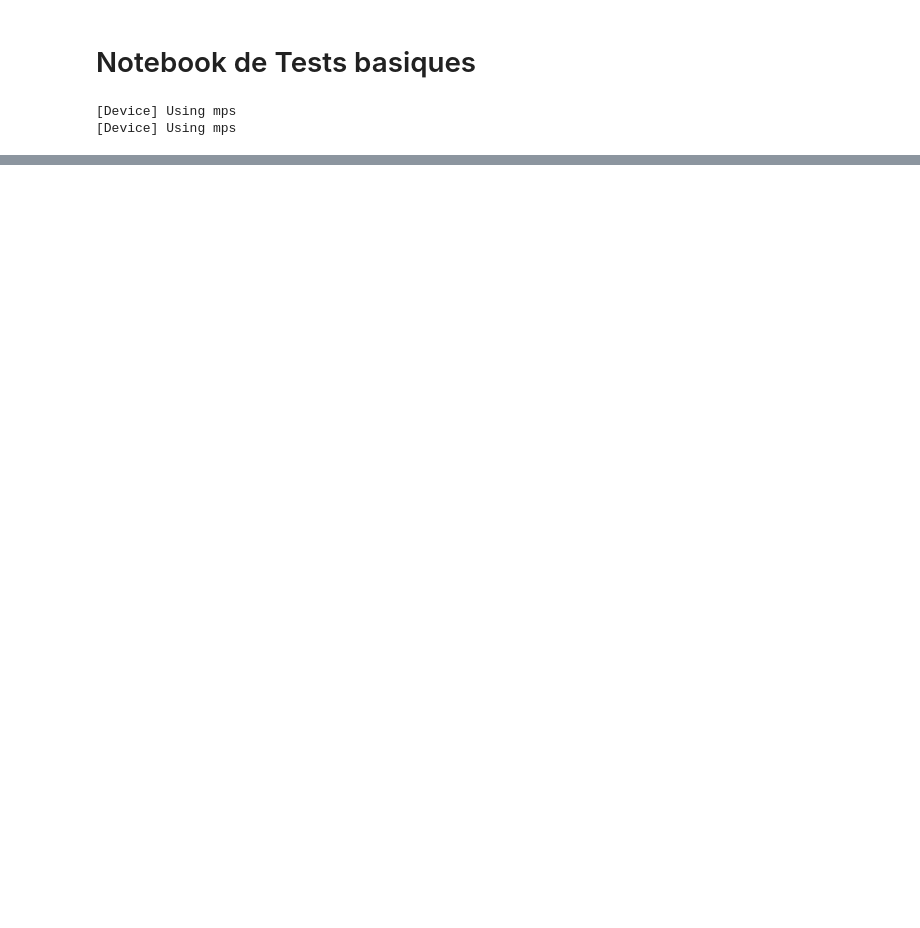
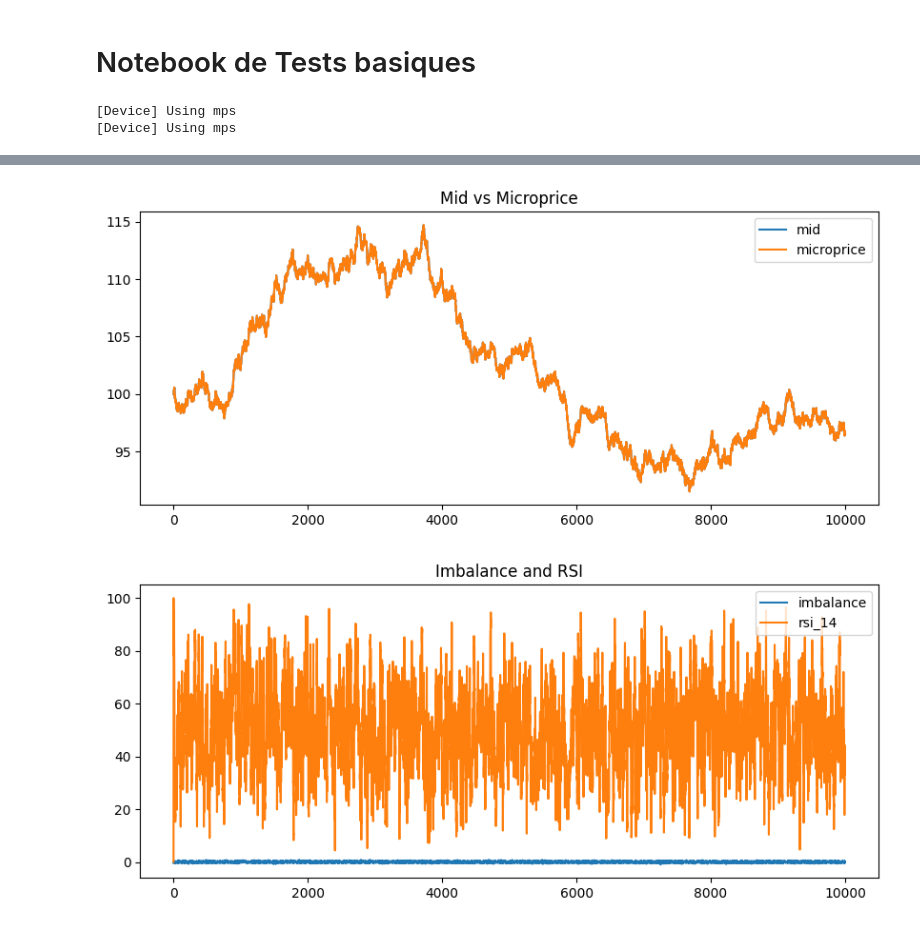
Before and after one commit to francois2004/mm-rl, a Jupyter notebook: notebooks/tests_basiques.ipynb, the cells around one changed output, grey strips where cells are left out. Drawn from its saved outputs; the diff is of its cells as text; code cells hidden in the pictures; blank space fills up the shorter version.

```diff
--- a/notebooks/tests_basiques.ipynb
+++ b/notebooks/tests_basiques.ipynb
@@ -189,0 +491,6 @@ action range : 0.000198332971194759  , 0.049924809485673904
+# %%
+from src.features.market_features import build_market_features
+
+df_feat = build_market_features(market)
+print(df_feat.head())
+print(df_feat[["mid", "spread", "imbalance", "microprice", "return_1", "ma_10", "ma_20", "rsi_14"]].describe())
@@ -189,0 +515,19 @@ action range : 0.000198332971194759  , 0.049924809485673904
+# %%
+import matplotlib.pyplot as plt
+
+plt.figure(figsize=(10,4))
+plt.plot(df_feat["mid"], label="mid")
+plt.plot(df_feat["microprice"], label="microprice")
+plt.legend()
+plt.title("Mid vs Microprice")
+plt.show()
+
+plt.figure(figsize=(10,4))
+plt.plot(df_feat["imbalance"], label="imbalance")
+plt.plot(df_feat["rsi_14"], label="rsi_14")
+plt.legend()
+plt.title("Imbalance and RSI")
+plt.show()
+# %% [output]
+[figure, added]
+[figure, added]
```
Also changed, not shown: parts of 13 cells of this notebook, 5 other files.
